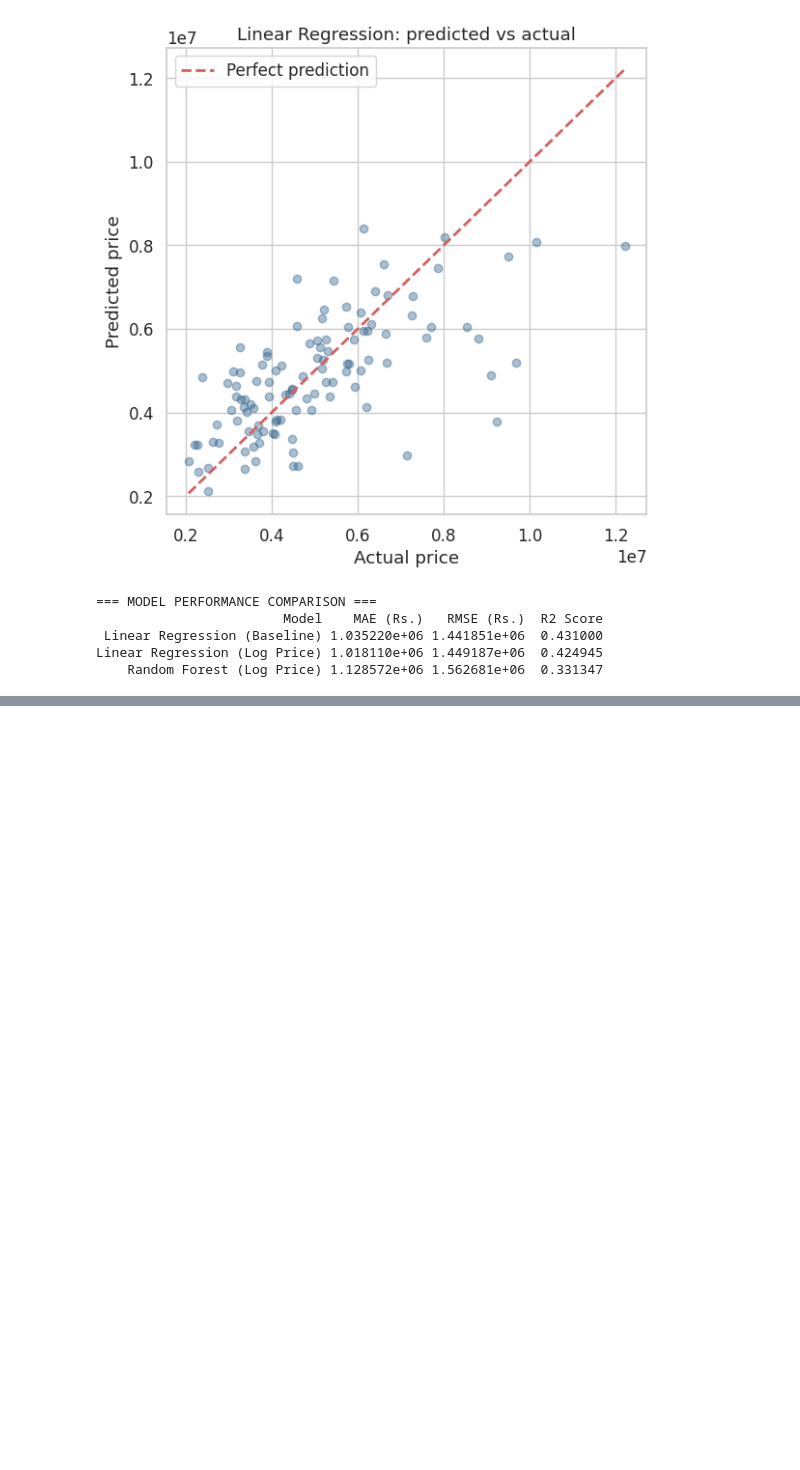
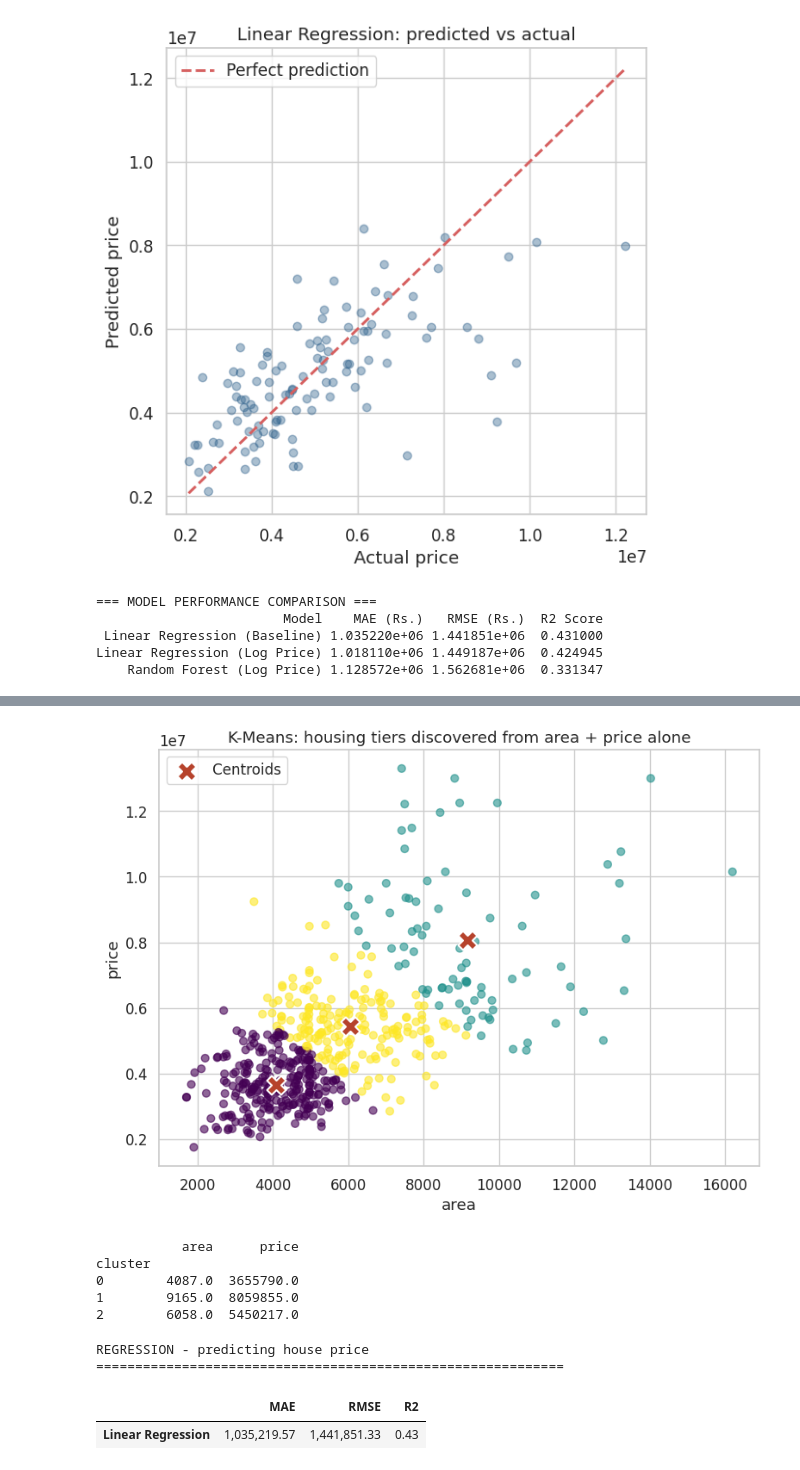
Before and after one commit to Erandi-Hans/Model-Traning-1, a Jupyter notebook: house_price_prediction.ipynb, the cells around one changed output, grey strips where cells are left out. Saved outputs shown, nothing was run; the diff lists cells and outputs as text; code cells hidden in the pictures; blank space fills up the shorter version.

```diff
--- a/house_price_prediction.ipynb
+++ b/house_price_prediction.ipynb
@@ -648,0 +674,35 @@ Linear Regression (Log Price) 1.018110e+06 1.449187e+06  0.424945
+# %%
+# Based on the elbow, 3 looks like a reasonable number of housing "tiers"
+kmeans = KMeans(n_clusters=3, n_init=10, random_state=42)
+df['cluster'] = kmeans.fit_predict(cluster_scaled)
+
+plt.figure(figsize=(8, 6))
+scatter = plt.scatter(df['area'], df['price'], c=df['cluster'], cmap='viridis', alpha=0.6, s=40)
+centers_original = StandardScaler().fit(cluster_features).inverse_transform(kmeans.cluster_centers_)
+plt.scatter(centers_original[:, 0], centers_original[:, 1], c='#B6432C', marker='X', s=250,
+            edgecolor='white', linewidth=1.5, label='Centroids')
+plt.xlabel("area")
+plt.ylabel("price")
+plt.title("K-Means: housing tiers discovered from area + price alone")
+plt.legend()
+plt.tight_layout()
+plt.show()
+
+print(df.groupby('cluster')[['area', 'price']].mean().round(0))
+# %% [output]
+[figure, added]
+           area      price
+cluster
+0        4087.0  3655790.0
+1        9165.0  8059855.0
+2        6058.0  5450217.0
+# %%
+print("REGRESSION - predicting house price")
+print("=" * 60)
+reg_table = pd.DataFrame(reg_results).T.sort_values('R2', ascending=False)
+display(reg_table.style.format('{:,.2f}').background_gradient(cmap='Greens', subset=['R2']))
+# %% [output]
+REGRESSION - predicting house price
+============================================================
+|  | MAE | RMSE | R2 |
+| Linear Regression | 1,035,219.57 | 1,441,851.33 | 0.43 |
```
Also changed, not shown: parts of 2 cells of this notebook.
